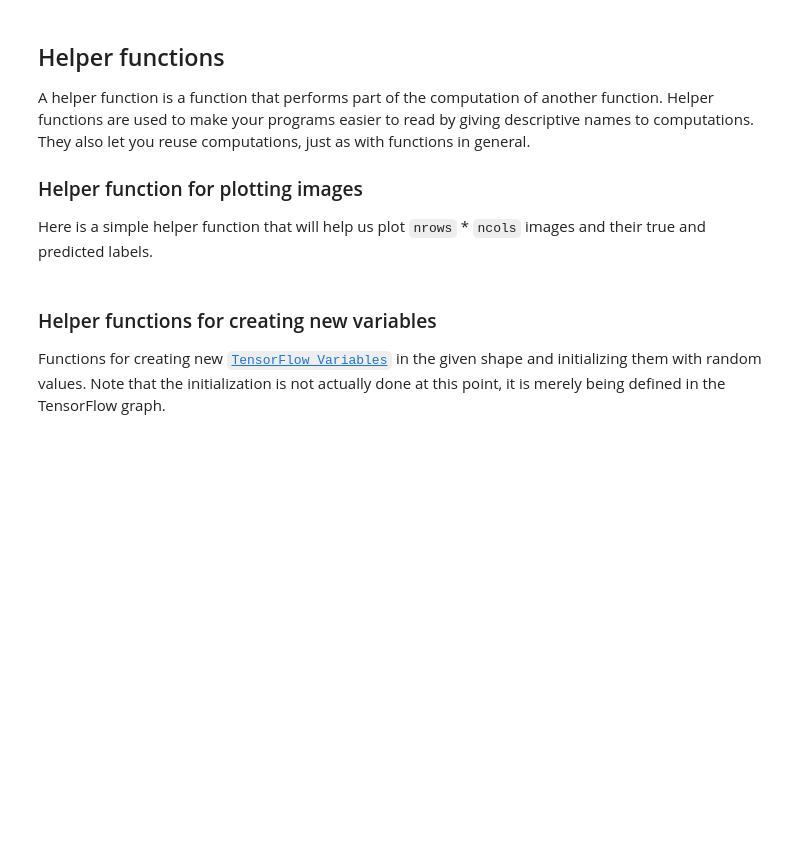
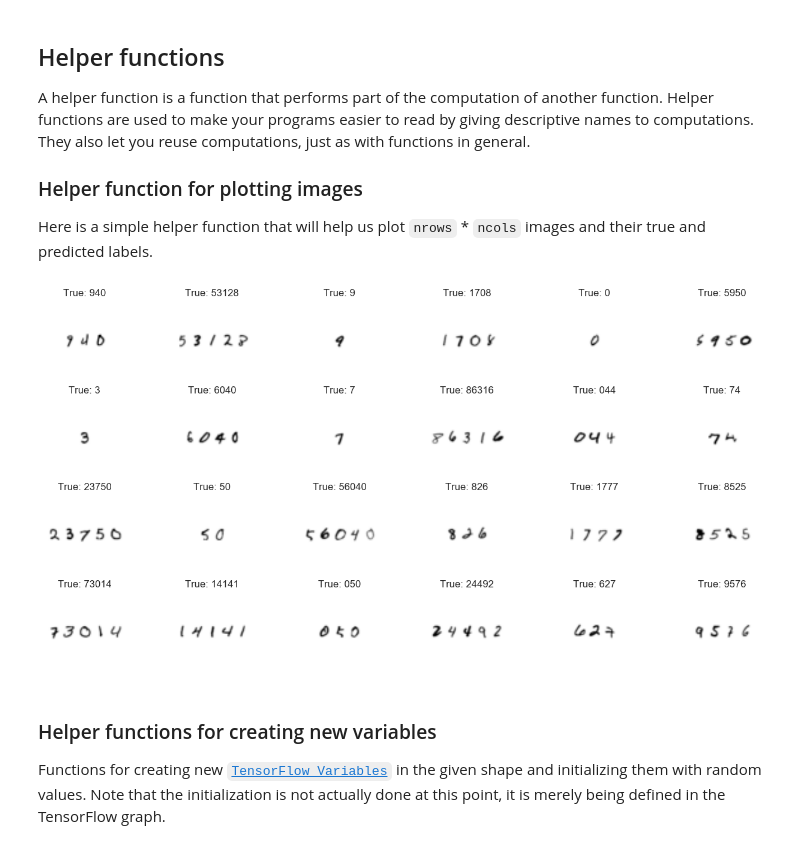
Before and after one commit to thomalm/svhn-multi-digit, a Jupyter notebook: 04-mnist-synthetic-model.ipynb, the cells around one changed output. Saved outputs shown, nothing was run; the diff lists cells and outputs as text; code cells hidden in the pictures; blank space fills up the shorter version.

```diff
--- a/04-mnist-synthetic-model.ipynb
+++ b/04-mnist-synthetic-model.ipynb
@@ -58,27 +60,31 @@ Here is a simple helper function that will help us plot ``nrows`` * ``ncols`` i
 # %%
 def plot_images(images, nrows, ncols, cls_true, cls_pred=None):
 
     # Initialize figure
     fig, axes = plt.subplots(nrows, ncols, figsize=(16, 2*nrows))
 
     for i, ax in enumerate(axes.flat):
 
         # Pretty string with actual number
         true_number = ''.join(str(x) for x in cls_true[i] if x != 10)
 
         if cls_pred is None:
             title = "True: {0}".format(true_number)
         else:
             # Pretty string with predicted number
             pred_number = ''.join(str(x) for x in cls_pred[i] if x != 10)
             title = "True: {0}, Pred: {1}".format(true_number, pred_number)
 
         ax.imshow(images[i,:,:,0], cmap='binary')
         ax.set_title(title)
-        ax.set_xticks([]); ax.set_yticks([])
+        ax.set_xticks([]);
+        ax.set_yticks([])
 
 
-plot_images(X_train, 2, 6, y_train);
+# Plot some sample images
+plot_images(X_train, 4, 6, y_train);
+# %% [output]
+[figure, added]
 # %% [markdown]
 ### Helper functions for creating new variables
 
```
Also changed, not shown: parts of 2 cells of this notebook, 1 other file.
